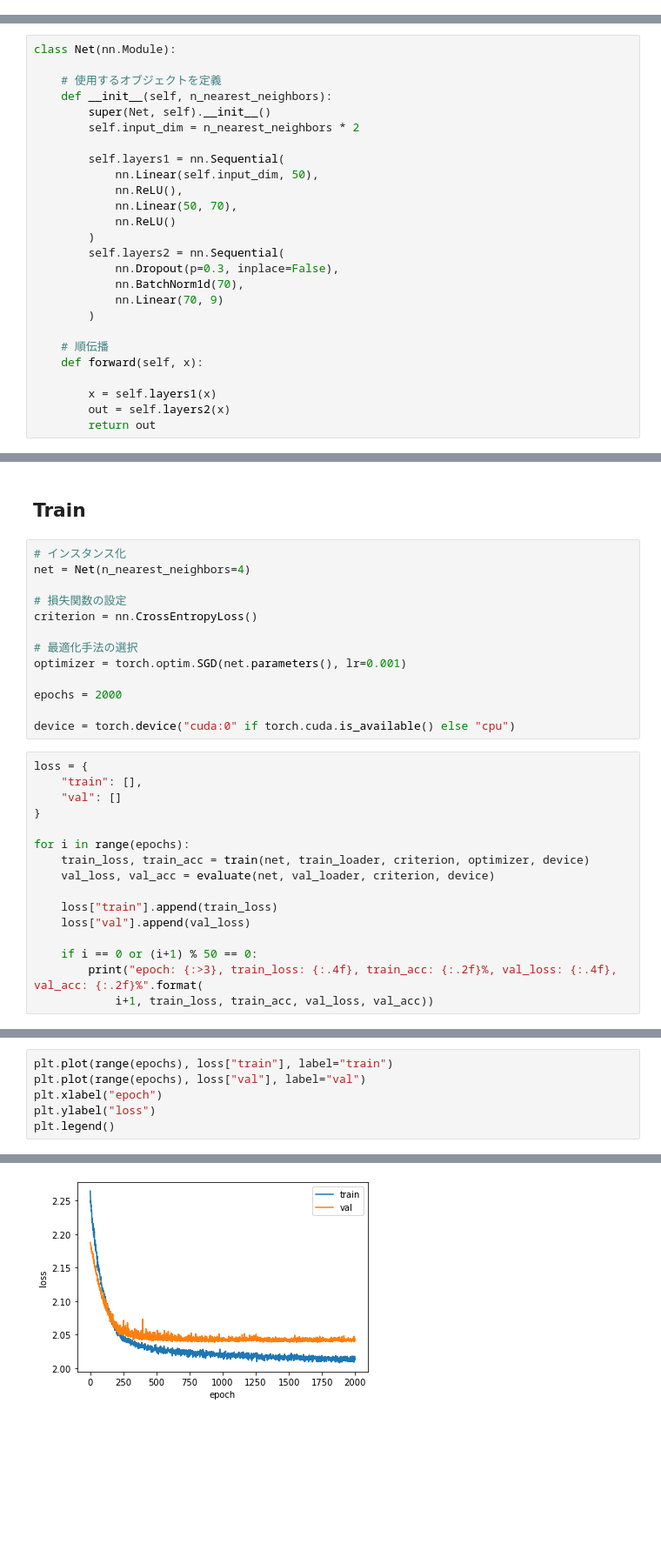
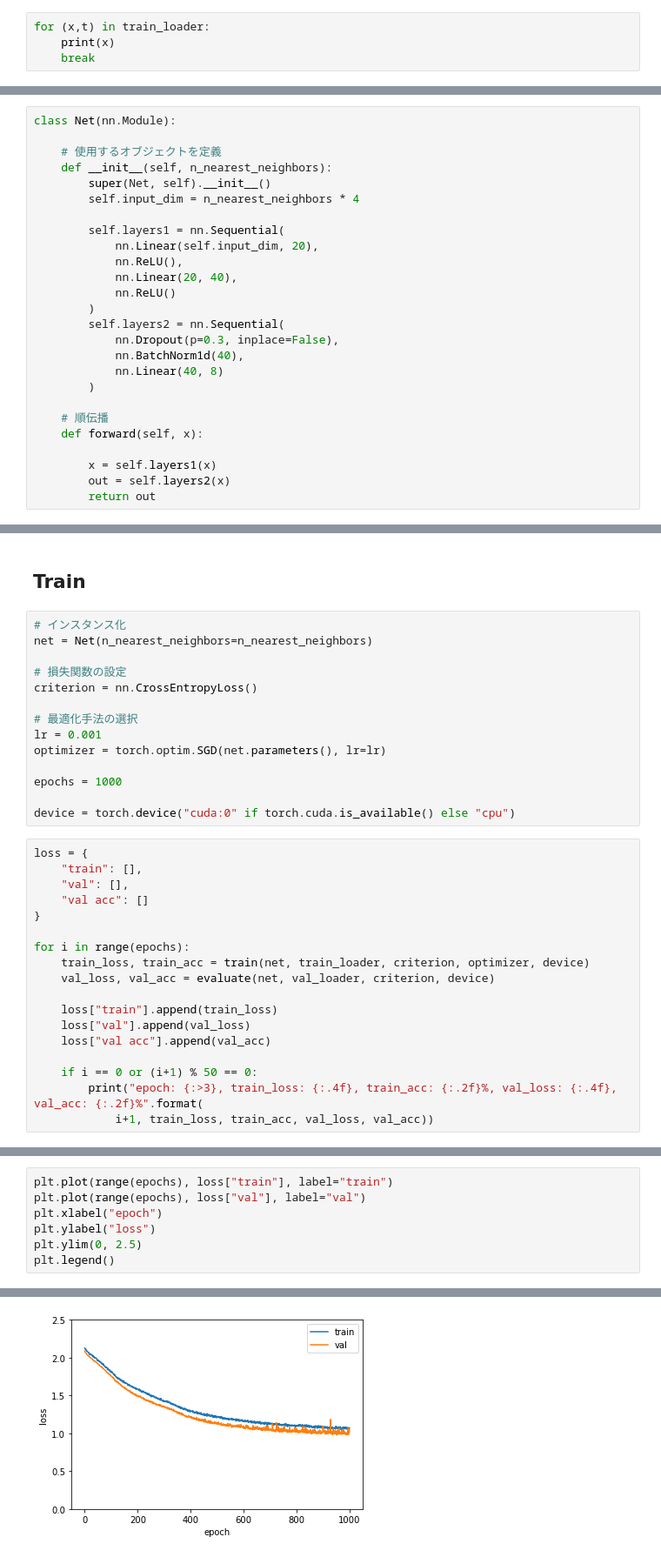
Before and after one commit to AyutoUeda/research, a Jupyter notebook: 30droplets/30droplets.ipynb, the cells around one changed output, grey strips where cells are left out. Shown at 87% size. Drawn from its saved outputs; the diff is of its cells as text; blank space fills up the shorter version.

```diff
--- a/30droplets/30droplets.ipynb
+++ b/30droplets/30droplets.ipynb
@@ -218,3 +263,7 @@ test_loader = torch.utils.data.DataLoader(test, batch_size)
 
 # 辞書型変数にまとめる(trainとvalをまとめて出す)
 dataloaders_dict = {"train": train_loader, "val": val_loader}
+# %%
+for (x,t) in train_loader:
+    print(x)
+    break
@@ -226,18 +293,18 @@ class Net(nn.Module):
     # 使用するオブジェクトを定義
     def __init__(self, n_nearest_neighbors):
         super(Net, self).__init__()
-        self.input_dim = n_nearest_neighbors * 2
+        self.input_dim = n_nearest_neighbors * 4
 
         self.layers1 = nn.Sequential(
-            nn.Linear(self.input_dim, 50),
+            nn.Linear(self.input_dim, 20),
             nn.ReLU(),
-            nn.Linear(50, 70),
+            nn.Linear(20, 40),
             nn.ReLU()
         )
         self.layers2 = nn.Sequential(
             nn.Dropout(p=0.3, inplace=False),
-            nn.BatchNorm1d(70),
-            nn.Linear(70, 9)
+            nn.BatchNorm1d(40),
+            nn.Linear(40, 8)
         )
 
     # 順伝播
@@ -302,21 +369,23 @@ def evaluate(model, test_loader, criterion, device):
 ## Train
 # %%
 # インスタンス化
-net = Net(n_nearest_neighbors=4)
+net = Net(n_nearest_neighbors=n_nearest_neighbors)
 
 # 損失関数の設定
 criterion = nn.CrossEntropyLoss()
 
 # 最適化手法の選択
-optimizer = torch.optim.SGD(net.parameters(), lr=0.001)
+lr = 0.001
+optimizer = torch.optim.SGD(net.parameters(), lr=lr)
 
-epochs = 2000
+epochs = 1000
 
 device = torch.device("cuda:0" if torch.cuda.is_available() else "cpu")
 # %%
 loss = {
     "train": [],
-    "val": []
+    "val": [],
+    "val acc": []
 }
 
 for i in range(epochs):
@@ -325,6 +394,7 @@ for i in range(epochs):
 
     loss["train"].append(train_loss)
     loss["val"].append(val_loss)
+    loss["val acc"].append(val_acc)
 
     if i == 0 or (i+1) % 50 == 0:
         print("epoch: {:>3}, train_loss: {:.4f}, train_acc: {:.2f}%, val_loss: {:.4f}, val_acc: {:.2f}%".format(
@@ -350,9 +420,10 @@ epoch: 2000, train_loss: 2.0139, train_acc: 22.34%, val_loss: 2.0418, val_acc: 2
 # %%
 plt.plot(range(epochs), loss["train"], label="train")
 plt.plot(range(epochs), loss["val"], label="val")
 plt.xlabel("epoch")
 plt.ylabel("loss")
+plt.ylim(0, 2.5)
 plt.legend()
 # %% [output]
 <matplotlib.legend.Legend at 0x...>
-[figure, old version]
+[figure, new version]
```
Also changed, not shown: parts of 37 cells of this notebook.
